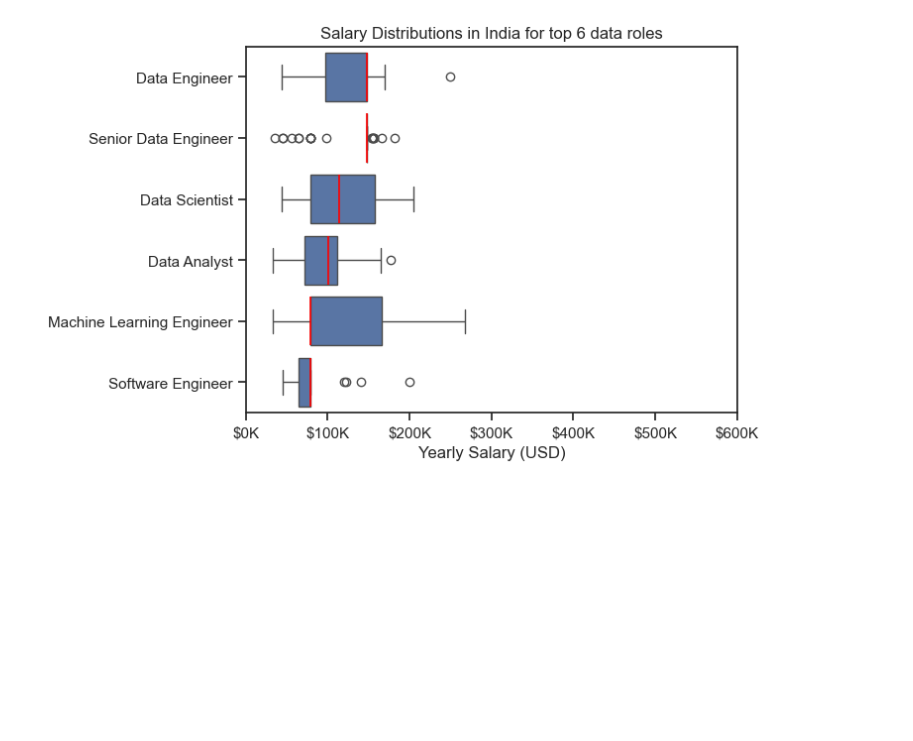
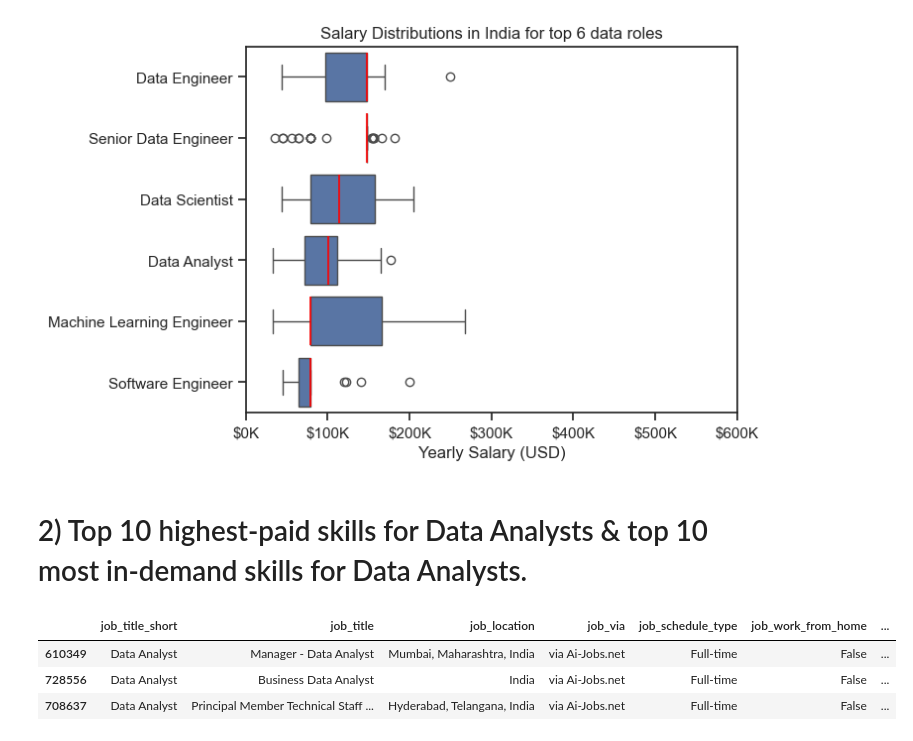
Before and after one commit to Sujalk63/Jobs-Skills-Analysis, a Jupyter notebook: 4_salary_analysis.ipynb, the cells around one changed output. Saved outputs shown, nothing was run; the diff lists cells and outputs as text; code cells hidden in the pictures; blank space fills up the shorter version.

```diff
--- a/4_salary_analysis.ipynb
+++ b/4_salary_analysis.ipynb
@@ -72,3 +72,14 @@ plt.gca().xaxis.set_major_formatter(ticks_x)
 plt.show()
 # %% [output]
 [figure]
+# %% [markdown]
+# 2) Top 10 highest-paid skills for Data Analysts & top 10 most in-demand skills for Data Analysts.
+# %%
+df_DA_India = df[(df["job_title_short"] == "Data Analyst") & (df["job_country"] == "India")].copy()
+df_DA_India = df_DA_India.dropna(subset="salary_year_avg")
+df_DA_India.sample(3)
+# %% [output]
+|  | job_title_short | job_title | job_location | job_via | job_schedule_type | job_work_from_home | ... |
+| 610349 | Data Analyst | Manager - Data Analyst | Mumbai, Maharashtra, India | via Ai-Jobs.net | Full-time | False | ... |
+| 728556 | Data Analyst | Business Data Analyst | India | via Ai-Jobs.net | Full-time | False | ... |
+| 708637 | Data Analyst | Principal Member Technical Staff ... | Hyderabad, Telangana, India | via Ai-Jobs.net | Full-time | False | ... |
```
Also changed, not shown: parts of 5 cells of this notebook.
